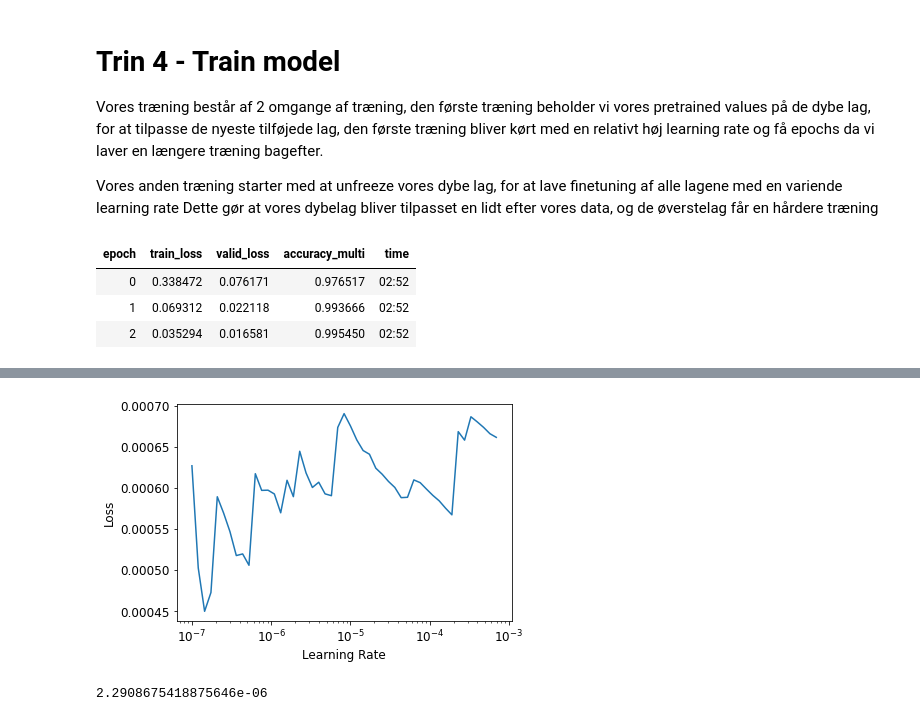
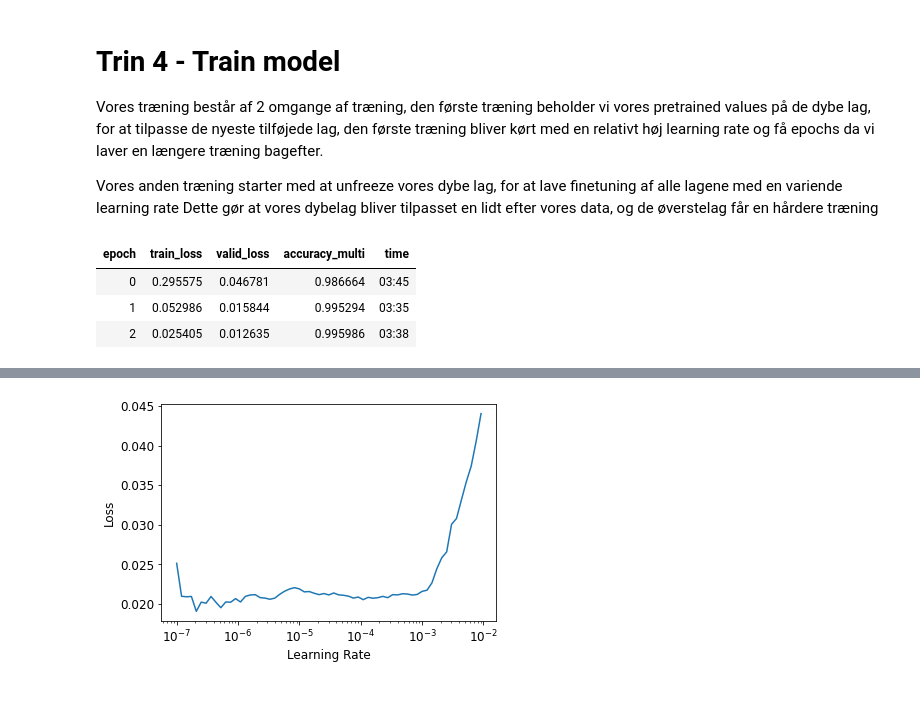
Before and after one commit to ZeroXitreo/SD1-AI-Eksamensprojekt, a Jupyter notebook: Main.ipynb, the cells around one changed output, grey strips where cells are left out. Drawn from its saved outputs; the diff is of its cells as text; code cells hidden in the pictures.

```diff
--- a/Main.ipynb
+++ b/Main.ipynb
@@ -57,7 +57,8 @@ def get_dls(bs, size):
 # %% [markdown]
 Vi sætter dls til at være resultatet af vores get_dls og tjekker vores træningssæt om vores data ser acceptabelt ud til modellen og for at vurdere om vi skal ændre den måde vi transformere vores data på.
 # %%
-dls = get_dls(128, (128,171))
+size = 128*2
+dls = get_dls(128, (int(size * 3 / 4), size))
 dls.train.show_batch(max_n=5, nrows=1)
 dls.train.show_batch(max_n=5, nrows=1, unique=True)
 # %% [output]
@@ -78,16 +79,12 @@ Dette gør at vores dybelag bliver tilpasset en lidt efter vores data, og de øv
 learn.fit_one_cycle(3, 3e-3)
 # %% [output]
 | epoch | train_loss | valid_loss | accuracy_multi | time |
-| 0 | 0.338472 | 0.076171 | 0.976517 | 02:52 |
-| 1 | 0.069312 | 0.022118 | 0.993666 | 02:52 |
-| 2 | 0.035294 | 0.016581 | 0.995450 | 02:52 |
+| 0 | 0.295575 | 0.046781 | 0.986664 | 03:45 |
+| 1 | 0.052986 | 0.015844 | 0.995294 | 03:35 |
+| 2 | 0.025405 | 0.012635 | 0.995986 | 03:38 |
 # %%
 learn.unfreeze()
-lr_minest, lr_steepest, lr_maxest = learn.lr_find()
+_, lr_steepest = learn.lr_find()
 # %% [output]
 [interactive output not drawn]
-[figure, old version]
+[figure, new version]
-# %%
-lr_steepest
-# %% [output]
-2.2908675418875646e-06
```
Also changed, not shown: parts of 19 cells of this notebook.
